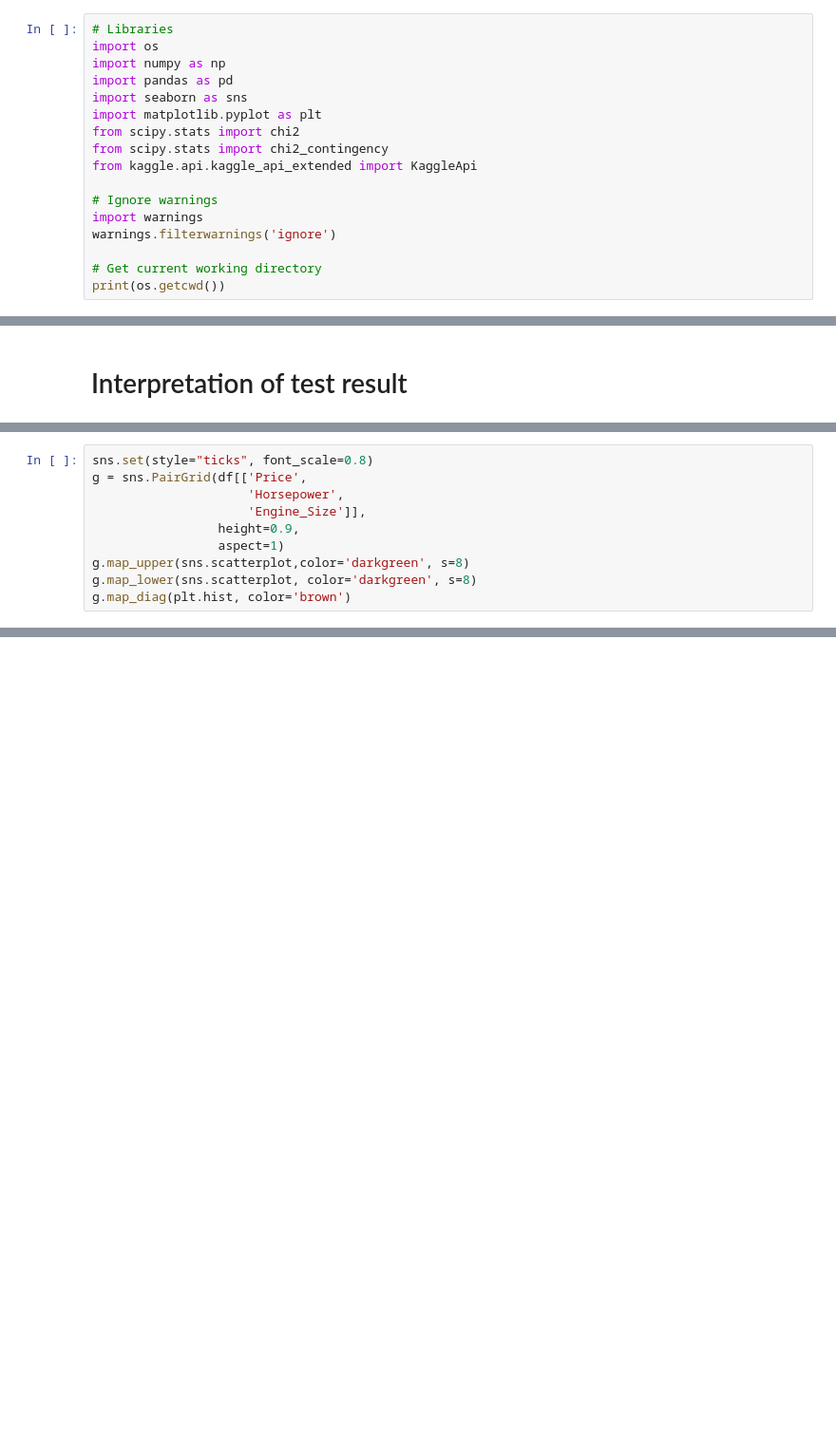
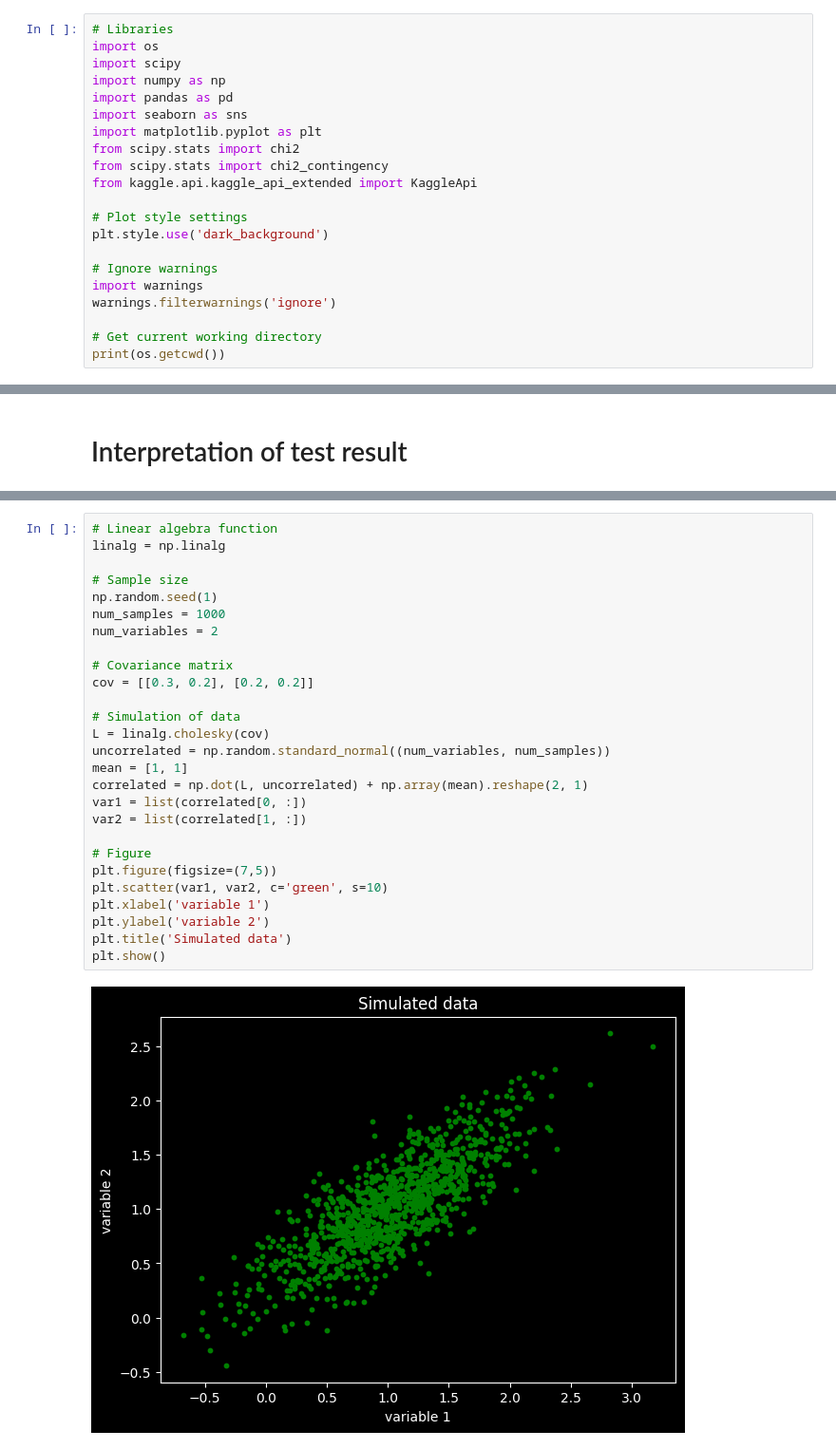
Before and after one commit to husicabe/data_analytics, a Jupyter notebook: GK/Week_07/chi-squared_test_&_correlation_analysis.ipynb, the cells around one changed output, grey strips where cells are left out. Shown at 95% size. Saved outputs shown, nothing was run; the diff lists cells and outputs as text; blank space fills up the shorter version.

```diff
--- a/GK/Week_07/chi-squared_test_&_correlation_analysis.ipynb
+++ b/GK/Week_07/chi-squared_test_&_correlation_analysis.ipynb
@@ -5,6 +5,7 @@
 # %%
 # Libraries
 import os
+import scipy
 import numpy as np
 import pandas as pd
 import seaborn as sns
@@ -13,6 +14,9 @@ from scipy.stats import chi2
 from scipy.stats import chi2_contingency
 from kaggle.api.kaggle_api_extended import KaggleApi
 
+# Plot style settings
+plt.style.use('dark_background')
+
 # Ignore warnings
 import warnings
 warnings.filterwarnings('ignore')
@@ -99,10 +86,0 @@ ValueError: could not convert string to float: 'Electric'
-# %%
-sns.set(style="ticks", font_scale=0.8)
-g = sns.PairGrid(df[['Price',
-                     'Horsepower',
-                     'Engine_Size']],
-                 height=0.9,
-                 aspect=1)
-g.map_upper(sns.scatterplot,color='darkgreen', s=8)
-g.map_lower(sns.scatterplot, color='darkgreen', s=8)
-g.map_diag(plt.hist, color='brown')
@@ -110,0 +87,29 @@ ValueError: No variables found for grid columns.
+# %%
+# Linear algebra function
+linalg = np.linalg
+
+# Sample size
+np.random.seed(1)
+num_samples = 1000
+num_variables = 2
+
+# Covariance matrix
+cov = [[0.3, 0.2], [0.2, 0.2]]
+
+# Simulation of data
+L = linalg.cholesky(cov)
+uncorrelated = np.random.standard_normal((num_variables, num_samples))
+mean = [1, 1]
+correlated = np.dot(L, uncorrelated) + np.array(mean).reshape(2, 1)
+var1 = list(correlated[0, :])
+var2 = list(correlated[1, :])
+
+# Figure
+plt.figure(figsize=(7,5))
+plt.scatter(var1, var2, c='green', s=10)
+plt.xlabel('variable 1')
+plt.ylabel('variable 2')
+plt.title('Simulated data')
+plt.show()
+# %% [output]
+[figure, added]
```
Also changed, not shown: parts of 13 cells of this notebook, 1 other file.
